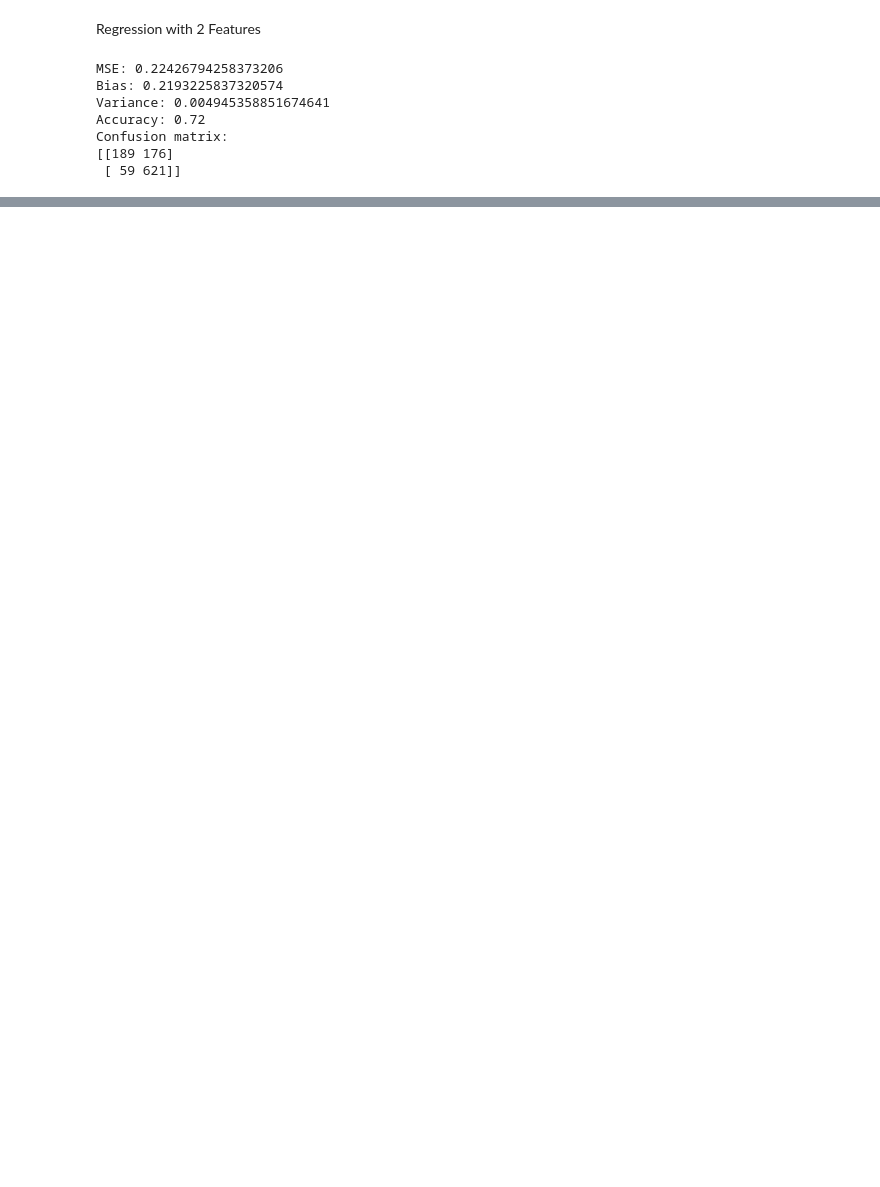
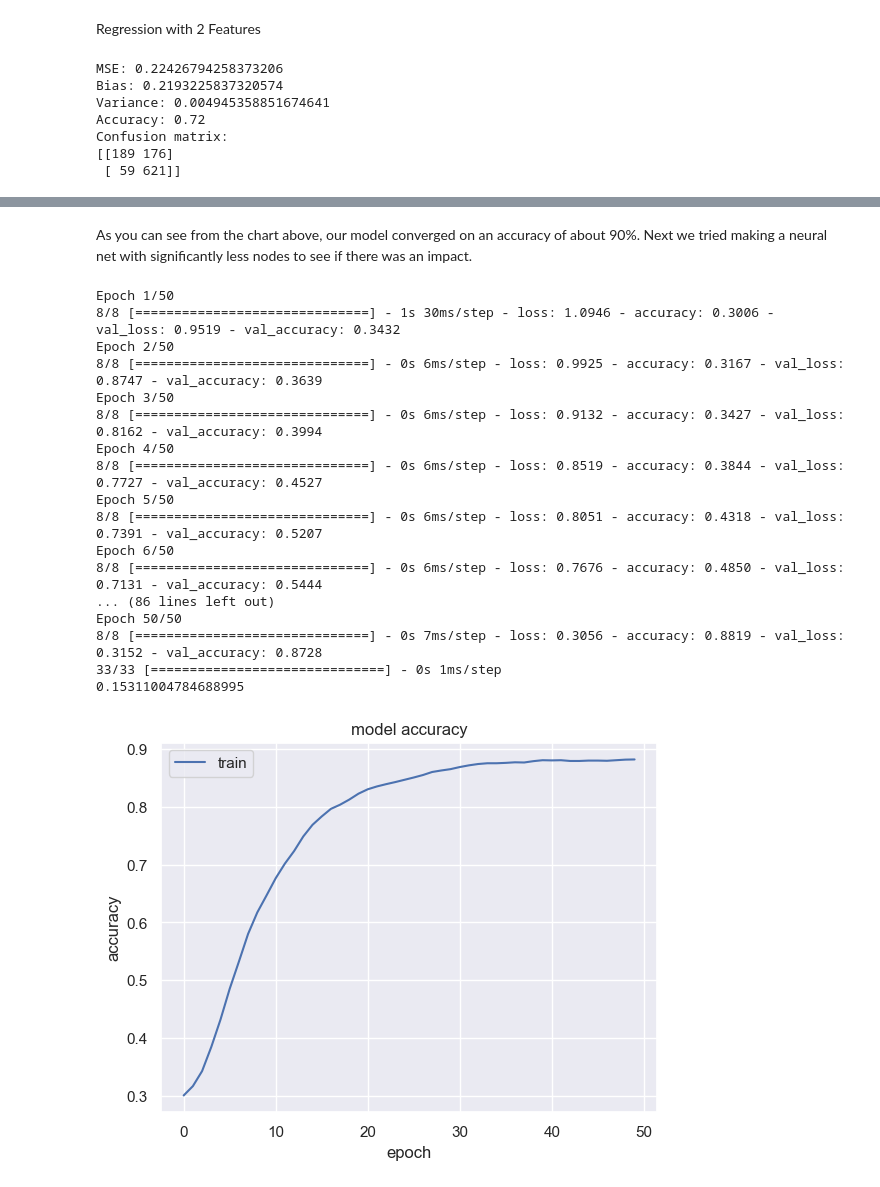
Before and after one commit to Alik-da-Geek/CS4641-Project, a Jupyter notebook: Project/Predicting_Sutdent_Success.ipynb, the cells around one changed output, grey strips where cells are left out. Drawn from its saved outputs; the diff is of its cells as text; code cells hidden in the pictures; blank space fills up the shorter version.

```diff
--- a/Project/Predicting_Sutdent_Success.ipynb
+++ b/Project/Predicting_Sutdent_Success.ipynb
@@ -283,0 +376,6 @@ As we can see, as the number of features decreases bias continues to grow and va
+# %%
+y_pred = model_1.predict(X_test).flatten()
+y_pred = (y_pred > 0.5).astype(int)
+mse = np.mean((y_pred - y_test)**2)
+print(mse)
+errorGraph.append(mse)
@@ -283,0 +394,43 @@ As we can see, as the number of features decreases bias continues to grow and va
+# %% [markdown]
+As you can see from the chart above, our model converged on an accuracy of about 90%. Next we tried making a neural net with significantly less nodes to see if there was an impact.
+# %%
+model_3 = Sequential()
+model_3.add(Dense(16, input_dim=36))
+model_3.add(LeakyReLU(alpha=0.05))
+model_3.add(Dense(4, input_dim=16))
+model_3.add(LeakyReLU(alpha=0.05))
+model_3.add(Dense(1, activation='sigmoid'))
+
+model_3.compile(loss='binary_crossentropy', optimizer='adam', metrics=['accuracy'])
+history_3 = model_3.fit(X_train, y_train, validation_split=0.1, epochs=50, batch_size=400)
+y_pred = model_3.predict(X_test).flatten()
+y_pred = (y_pred > 0.5).astype(int)
+mse = np.mean((y_pred - y_test)**2)
+print(mse)
+errorGraph.append(mse)
+
+plt.plot(history_3.history['accuracy'])
+plt.title('model accuracy')
+plt.ylabel('accuracy')
+plt.xlabel('epoch')
+plt.legend(['train'], loc='upper left')
+plt.show()
+# %% [output]
+Epoch 1/50
+8/8 [==============================] - 1s 30ms/step - loss: 1.0946 - accuracy: 0.3006 - val_loss: 0.9519 - val_accuracy: 0.3432
+Epoch 2/50
+8/8 [==============================] - 0s 6ms/step - loss: 0.9925 - accuracy: 0.3167 - val_loss: 0.8747 - val_accuracy: 0.3639
+Epoch 3/50
+8/8 [==============================] - 0s 6ms/step - loss: 0.9132 - accuracy: 0.3427 - val_loss: 0.8162 - val_accuracy: 0.3994
+Epoch 4/50
+8/8 [==============================] - 0s 6ms/step - loss: 0.8519 - accuracy: 0.3844 - val_loss: 0.7727 - val_accuracy: 0.4527
+Epoch 5/50
+8/8 [==============================] - 0s 6ms/step - loss: 0.8051 - accuracy: 0.4318 - val_loss: 0.7391 - val_accuracy: 0.5207
+Epoch 6/50
+8/8 [==============================] - 0s 6ms/step - loss: 0.7676 - accuracy: 0.4850 - val_loss: 0.7131 - val_accuracy: 0.5444
+... (86 lines left out)
+Epoch 50/50
+8/8 [==============================] - 0s 7ms/step - loss: 0.3056 - accuracy: 0.8819 - val_loss: 0.3152 - val_accuracy: 0.8728
+33/33 [==============================] - 0s 1ms/step
+0.15311004784688995
+[figure, added]
```
Also changed, not shown: parts of 23 cells of this notebook.
